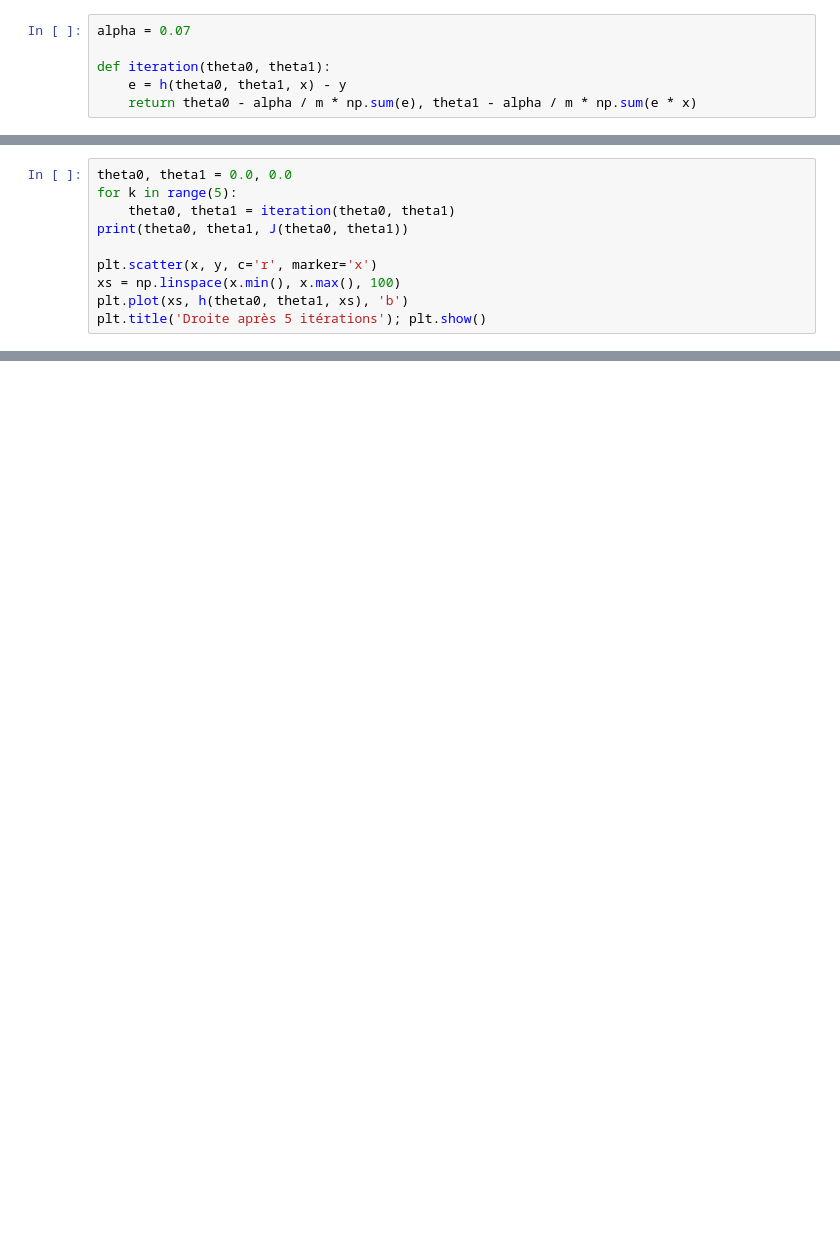
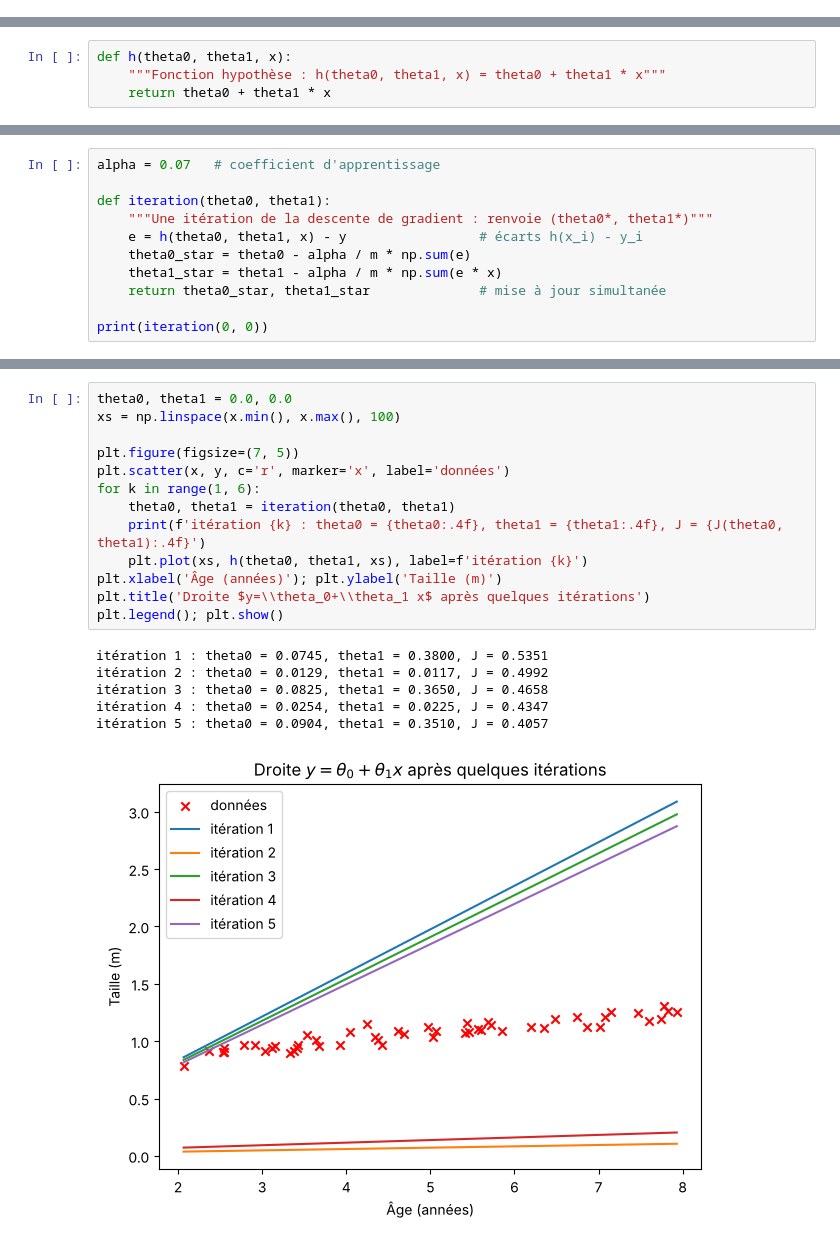
Before and after one commit to Hama2017/tp_apprentissage, a Jupyter notebook: exercice1.ipynb, the cells around one changed output, grey strips where cells are left out. Cells and saved outputs as stored; diff of their text form; blank space fills up the shorter version.

```diff
--- a/exercice1.ipynb
+++ b/exercice1.ipynb
@@ -40,6 +0,0 @@ $\theta_0^*=\theta_0-\frac{\alpha}{m}\sum (h_\theta(x_i)-y_i)$, $\theta_1^*=\the
-# %%
-alpha = 0.07
-
-def iteration(theta0, theta1):
-    e = h(theta0, theta1, x) - y
-    return theta0 - alpha / m * np.sum(e), theta1 - alpha / m * np.sum(e * x)
@@ -48,10 +0,0 @@ def iteration(theta0, theta1):
-# %%
-theta0, theta1 = 0.0, 0.0
-for k in range(5):
-    theta0, theta1 = iteration(theta0, theta1)
-print(theta0, theta1, J(theta0, theta1))
-
-plt.scatter(x, y, c='r', marker='x')
-xs = np.linspace(x.min(), x.max(), 100)
-plt.plot(xs, h(theta0, theta1, xs), 'b')
-plt.title('Droite après 5 itérations'); plt.show()
@@ -116,0 +52,4 @@ plt.xlabel(r'$\theta_0$'); plt.ylabel(r'$\theta_1$'); plt.title('Courbes de nive
+# %%
+def h(theta0, theta1, x):
+    """Fonction hypothèse : h(theta0, theta1, x) = theta0 + theta1 * x"""
+    return theta0 + theta1 * x
@@ -116,0 +73,11 @@ plt.xlabel(r'$\theta_0$'); plt.ylabel(r'$\theta_1$'); plt.title('Courbes de nive
+# %%
+alpha = 0.07   # coefficient d'apprentissage
+
+def iteration(theta0, theta1):
+    """Une itération de la descente de gradient : renvoie (theta0*, theta1*)"""
+    e = h(theta0, theta1, x) - y                 # écarts h(x_i) - y_i
+    theta0_star = theta0 - alpha / m * np.sum(e)
+    theta1_star = theta1 - alpha / m * np.sum(e * x)
+    return theta0_star, theta1_star              # mise à jour simultanée
+
+print(iteration(0, 0))
@@ -116,0 +97,20 @@ plt.xlabel(r'$\theta_0$'); plt.ylabel(r'$\theta_1$'); plt.title('Courbes de nive
+# %%
+theta0, theta1 = 0.0, 0.0
+xs = np.linspace(x.min(), x.max(), 100)
+
+plt.figure(figsize=(7, 5))
+plt.scatter(x, y, c='r', marker='x', label='données')
+for k in range(1, 6):
+    theta0, theta1 = iteration(theta0, theta1)
+    print(f'itération {k} : theta0 = {theta0:.4f}, theta1 = {theta1:.4f}, J = {J(theta0, theta1):.4f}')
+    plt.plot(xs, h(theta0, theta1, xs), label=f'itération {k}')
+plt.xlabel('Âge (années)'); plt.ylabel('Taille (m)')
+plt.title('Droite $y=\\theta_0+\\theta_1 x$ après quelques itérations')
+plt.legend(); plt.show()
+# %% [output]
+itération 1 : theta0 = 0.0745, theta1 = 0.3800, J = 0.5351
+itération 2 : theta0 = 0.0129, theta1 = 0.0117, J = 0.4992
+itération 3 : theta0 = 0.0825, theta1 = 0.3650, J = 0.4658
+itération 4 : theta0 = 0.0254, theta1 = 0.0225, J = 0.4347
+itération 5 : theta0 = 0.0904, theta1 = 0.3510, J = 0.4057
+[figure, added]
```
Also changed, not shown: parts of 50 cells of this notebook, 4 other files.
